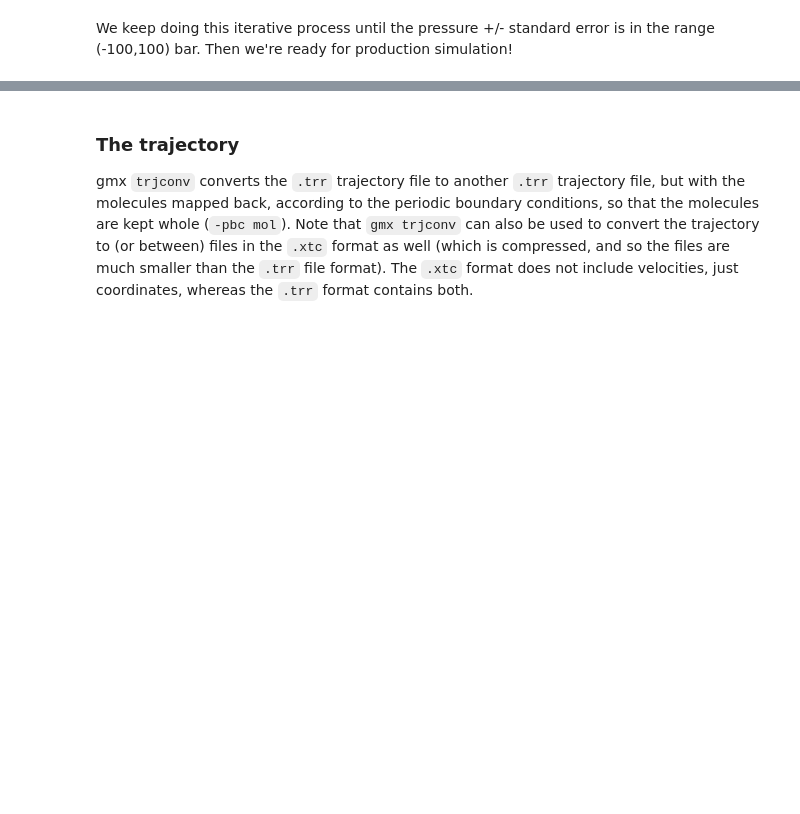
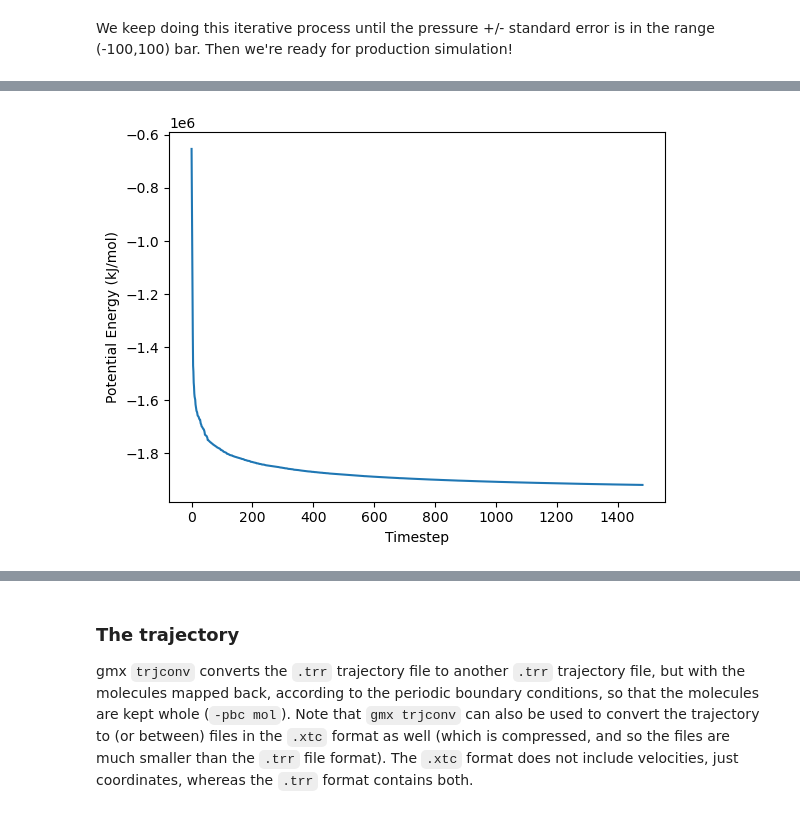
Before and after one commit to mewall/lunus, a Jupyter notebook: examples/tutorials/crystalline_MD_prep/Preparation_of_MD_Simulations_of_Protein_Crystals.ipynb, the cells around one changed output, grey strips where cells are left out. Saved outputs shown, nothing was run; the diff lists cells and outputs as text; code cells hidden in the pictures; blank space fills up the shorter version.

```diff
--- a/examples/tutorials/crystalline_MD_prep/Preparation_of_MD_Simulations_of_Protein_Crystals.ipynb
+++ b/examples/tutorials/crystalline_MD_prep/Preparation_of_MD_Simulations_of_Protein_Crystals.ipynb
@@ -1044,0 +1131,7 @@ We keep doing this iterative process until the pressure +/- standard error is in
+# %%
+t, E = get_data_from_xvg("minimization_3/energy_3.xvg")
+plt.plot(t, E);
+plt.xlabel("Timestep");
+plt.ylabel("Potential Energy (kJ/mol)");
+# %% [output]
+[figure, added]
```
Also changed, not shown: parts of 36 cells of this notebook, 1 other file.
